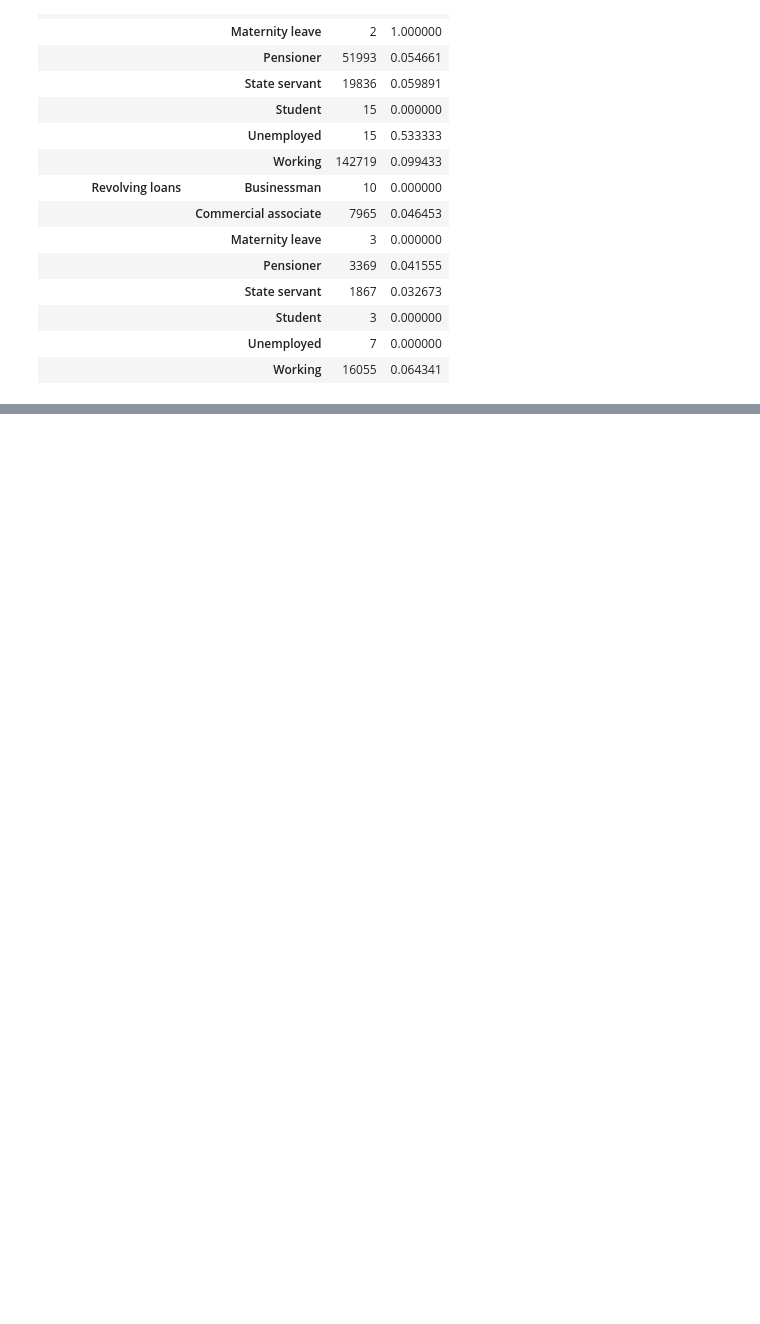
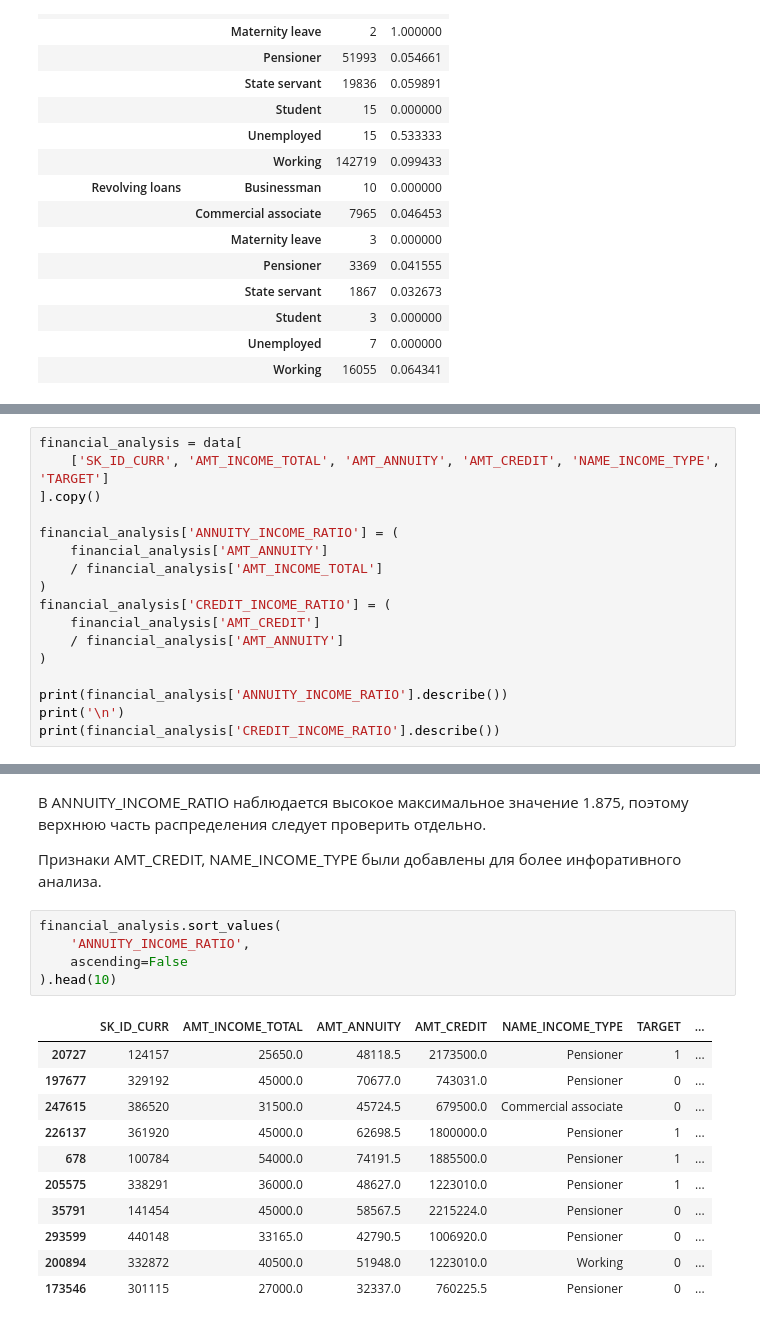
Before and after one commit to Tural-Kazimov/home-credit-default-risk, a Jupyter notebook: main.ipynb, the cells around one changed output, grey strips where cells are left out. Drawn from its saved outputs; the diff is of its cells as text; blank space fills up the shorter version.

```diff
--- a/main.ipynb
+++ b/main.ipynb
@@ -395,0 +590,17 @@ plot_data_1[['NAME_INCOME_TYPE', 'NAME_CONTRACT_TYPE']]
+# %%
+financial_analysis = data[
+    ['SK_ID_CURR', 'AMT_INCOME_TOTAL', 'AMT_ANNUITY', 'AMT_CREDIT', 'NAME_INCOME_TYPE', 'TARGET']
+].copy()
+
+financial_analysis['ANNUITY_INCOME_RATIO'] = (
+    financial_analysis['AMT_ANNUITY']
+    / financial_analysis['AMT_INCOME_TOTAL']
+)
+financial_analysis['CREDIT_INCOME_RATIO'] = (
+    financial_analysis['AMT_CREDIT']
+    / financial_analysis['AMT_ANNUITY']
+)
+
+print(financial_analysis['ANNUITY_INCOME_RATIO'].describe())
+print('\n')
+print(financial_analysis['CREDIT_INCOME_RATIO'].describe())
@@ -395,0 +628,21 @@ plot_data_1[['NAME_INCOME_TYPE', 'NAME_CONTRACT_TYPE']]
+# %% [markdown]
+В ANNUITY_INCOME_RATIO наблюдается высокое максимальное значение 1.875, поэтому верхнюю часть распределения следует проверить отдельно.
+
+Признаки AMT_CREDIT, NAME_INCOME_TYPE были добавлены для более инфоративного анализа.
+# %%
+financial_analysis.sort_values(
+    'ANNUITY_INCOME_RATIO',
+    ascending=False
+).head(10)
+# %% [output]
+|  | SK_ID_CURR | AMT_INCOME_TOTAL | AMT_ANNUITY | AMT_CREDIT | NAME_INCOME_TYPE | TARGET | ... |
+| 20727 | 124157 | 25650.0 | 48118.5 | 2173500.0 | Pensioner | 1 | ... |
+| 197677 | 329192 | 45000.0 | 70677.0 | 743031.0 | Pensioner | 0 | ... |
+| 247615 | 386520 | 31500.0 | 45724.5 | 679500.0 | Commercial associate | 0 | ... |
+| 226137 | 361920 | 45000.0 | 62698.5 | 1800000.0 | Pensioner | 1 | ... |
+| 678 | 100784 | 54000.0 | 74191.5 | 1885500.0 | Pensioner | 1 | ... |
+| 205575 | 338291 | 36000.0 | 48627.0 | 1223010.0 | Pensioner | 1 | ... |
+| 35791 | 141454 | 45000.0 | 58567.5 | 2215224.0 | Pensioner | 0 | ... |
+| 293599 | 440148 | 33165.0 | 42790.5 | 1006920.0 | Pensioner | 0 | ... |
+| 200894 | 332872 | 40500.0 | 51948.0 | 1223010.0 | Working | 0 | ... |
+| 173546 | 301115 | 27000.0 | 32337.0 | 760225.5 | Pensioner | 0 | ... |
```
Also changed, not shown: parts of 49 cells of this notebook, 5 other files.
